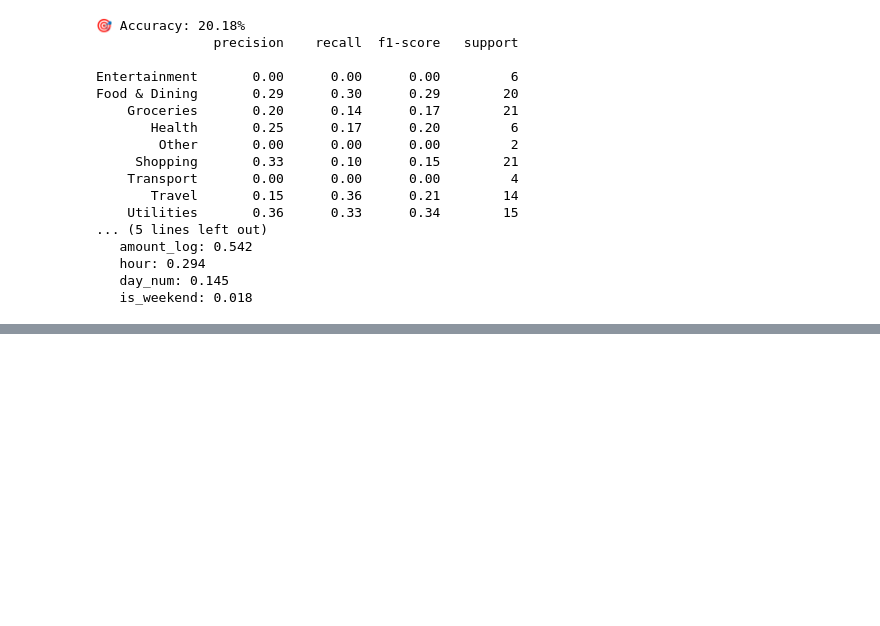
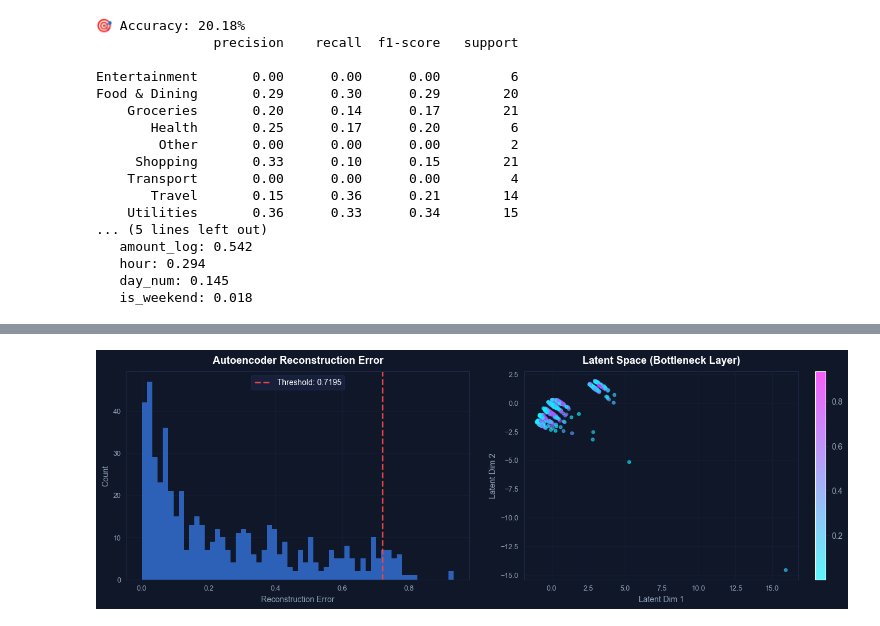
Before and after one commit to moeageli22/FinScope-Ai, a Jupyter notebook: ai-service/notebooks/finscope_ai_analytics.ipynb, the cells around one changed output, grey strips where cells are left out. Cells and saved outputs as stored; diff of their text form; code cells hidden in the pictures; blank space fills up the shorter version.

Commit message:
Deep Learning: Spending Anomaly Autoencoder

```diff
--- a/ai-service/notebooks/finscope_ai_analytics.ipynb
+++ b/ai-service/notebooks/finscope_ai_analytics.ipynb
@@ -1228,3 +1230,101 @@ Food & Dining       0.29      0.30      0.29        20
    hour: 0.294
    day_num: 0.145
    is_weekend: 0.018
+# %%
+# ─── Deep Learning: Spending Anomaly Autoencoder ─────────────────────────────
+
+import torch
+import torch.nn as nn
+import torch.optim as optim
+from torch.utils.data import DataLoader, TensorDataset
+
+# ── Prep features ─────────────────────────────────────────────────────────────
+features = ['amount', 'hour', 'day_num', 'is_weekend']
+expenses['day_num'] = pd.to_datetime(expenses['created_at']).dt.dayofweek
+expenses['hour']    = pd.to_datetime(expenses['created_at']).dt.hour
+
+X_raw = expenses[features].fillna(0).values
+X_scaled = StandardScaler().fit_transform(X_raw)
+X_tensor = torch.tensor(X_scaled, dtype=torch.float32)
+loader = DataLoader(TensorDataset(X_tensor), batch_size=64, shuffle=True)
+
+# ── Autoencoder Architecture ──────────────────────────────────────────────────
+class SpendingAutoencoder(nn.Module):
+    def __init__(self, input_dim=4):
+        super().__init__()
+        self.encoder = nn.Sequential(
+            nn.Linear(input_dim, 16),
+            nn.ReLU(),
+            nn.Linear(16, 8),
+            nn.ReLU(),
+            nn.Linear(8, 2)   # bottleneck (latent space)
+        )
+        self.decoder = nn.Sequential(
+            nn.Linear(2, 8),
+            nn.ReLU(),
+            nn.Linear(8, 16),
+            nn.ReLU(),
+            nn.Linear(16, input_dim)
+        )
+
+    def forward(self, x):
+        return self.decoder(self.encoder(x))
+
+# ── Train ─────────────────────────────────────────────────────────────────────
+model     = SpendingAutoencoder()
+optimizer = optim.Adam(model.parameters(), lr=0.001)
+criterion = nn.MSELoss()
+
+for epoch in range(50):
+    total_loss = 0
+    for (batch,) in loader:
+        reconstructed = model(batch)
+        loss = criterion(reconstructed, batch)
+        optimizer.zero_grad()
+        loss.backward()
+        optimizer.step()
+        total_loss += loss.item()
+    if (epoch + 1) % 10 == 0:
+        print(f'  Epoch {epoch+1:02d}/50 — Loss: {total_loss/len(loader):.6f}')
+
+# ── Detect Anomalies via Reconstruction Error ─────────────────────────────────
+model.eval()
+with torch.no_grad():
+    reconstructed = model(X_tensor)
+    errors = ((X_tensor - reconstructed) ** 2).mean(dim=1).numpy()
+
+threshold = np.percentile(errors, 95)
+expenses['dl_anomaly']    = errors > threshold
+expenses['recon_error']   = errors
+
+print(f'\n🧠 Autoencoder trained')
+print(f'🚨 Anomalies detected: {expenses["dl_anomaly"].sum()} ({expenses["dl_anomaly"].mean():.1%})')
+print(f'📏 Threshold: {threshold:.6f}')
+
+# ── Visualize Reconstruction Error ───────────────────────────────────────────
+fig, axes = plt.subplots(1, 2, figsize=(14, 5), facecolor=BG)
+
+# Plot 1: error distribution
+ax1 = axes[0]; ax1.set_facecolor(BG)
+ax1.hist(errors, bins=60, color=BLUE, alpha=0.7, edgecolor='none')
+ax1.axvline(threshold, color=RED, linewidth=2, linestyle='--', label=f'Threshold: {threshold:.4f}')
+ax1.set_xlabel('Reconstruction Error', color=TEXT, fontsize=10)
+ax1.set_ylabel('Count', color=TEXT, fontsize=10)
+ax1.legend(facecolor=PANEL, edgecolor=BORDER, labelcolor=WHITE)
+finscope_style(ax1, fig, 'Autoencoder Reconstruction Error')
+
+# Plot 2: latent space
+ax2 = axes[1]; ax2.set_facecolor(BG)
+with torch.no_grad():
+    latent = model.encoder(X_tensor).numpy()
+scatter = ax2.scatter(latent[:, 0], latent[:, 1],
+                      c=errors, cmap='cool', alpha=0.6, s=15)
+plt.colorbar(scatter, ax=ax2).ax.yaxis.set_tick_params(labelcolor=TEXT)
+ax2.set_xlabel('Latent Dim 1', color=TEXT, fontsize=10)
+ax2.set_ylabel('Latent Dim 2', color=TEXT, fontsize=10)
+finscope_style(ax2, fig, 'Latent Space (Bottleneck Layer)')
+
+plt.tight_layout(pad=2.5)
+plt.savefig('finscope_autoencoder.png', dpi=160, bbox_inches='tight', facecolor=BG)
+plt.show()
+# %% [output]
@@ -1230,0 +1340 @@ Food & Dining       0.29      0.30      0.29        20
+[figure, added]
```
Also changed, not shown: parts of 2 cells of this notebook.
